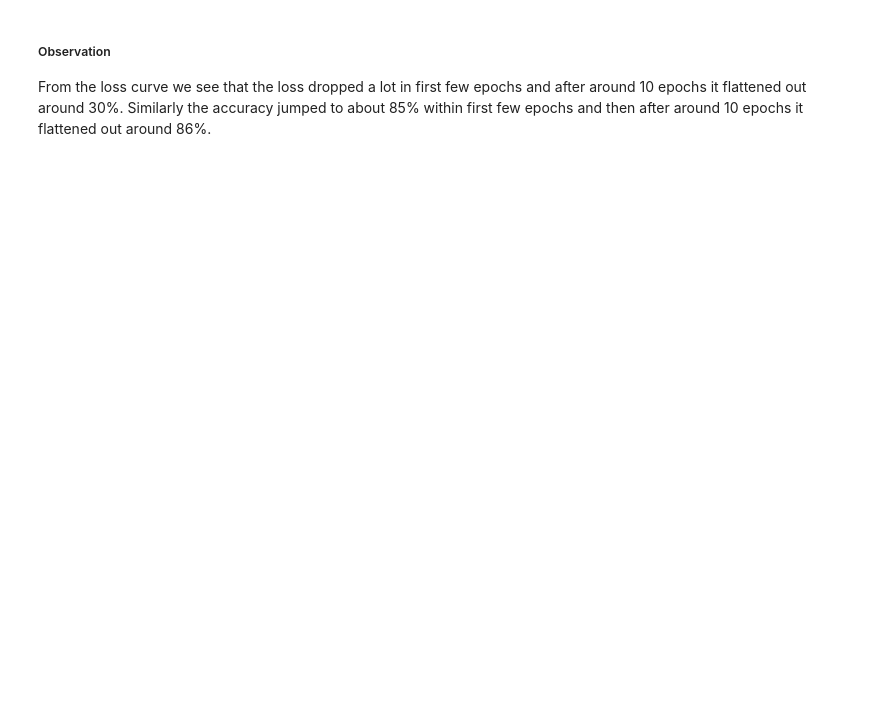
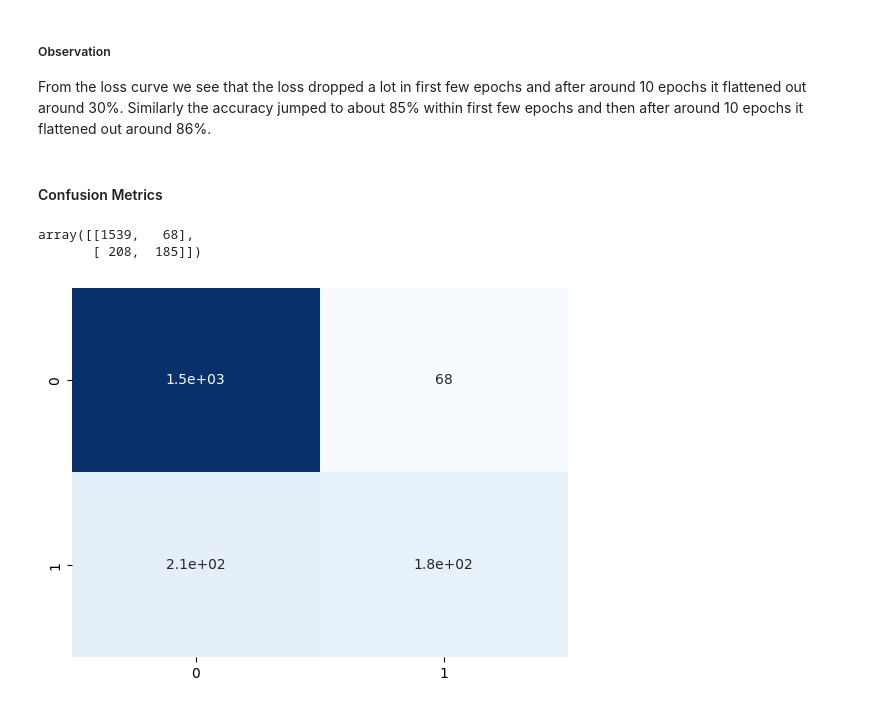
Before and after one commit to GoAshim/Artificial-Neural-Network-with-TensorFlow, a Jupyter notebook: 06_Binary_Classification_using_TensorFlow_Predict_Customer_Churn.ipynb, the cells around one changed output. Cells and saved outputs as stored; diff of their text form; code cells hidden in the pictures; blank space fills up the shorter version.

```diff
--- a/06_Binary_Classification_using_TensorFlow_Predict_Customer_Churn.ipynb
+++ b/06_Binary_Classification_using_TensorFlow_Predict_Customer_Churn.ipynb
@@ -358,0 +362,3 @@ hist2 = ann2.fit(X_train_mm, y_train, epochs=100, verbose=0)
+# %%
+# Make prediction on test data
+y_pred_prob = ann1.predict(X_test_sc)
@@ -358,0 +378,4 @@ hist2 = ann2.fit(X_train_mm, y_train, epochs=100, verbose=0)
+# %%
+# Convert the predicted probability into predicted number (0 or 1)
+y_pred = (y_pred_prob > 0.5)
+y_pred
@@ -402,3 +440,17 @@ plt.ylabel("Accuracy");
 # %% [markdown]
 ##### Observation
 From the loss curve we see that the loss dropped  a lot in first few epochs and after around 10 epochs it flattened out around 30%. Similarly the accuracy jumped to about 85% within first few epochs and then after around 10 epochs it flattened out around 86%.
+# %% [markdown]
+#### Confusion Metrics
+# %%
+# Calculate the confusion metrics
+cm = confusion_matrix(y_test, y_pred)
+cm
+# %% [output]
+array([[1539,   68],
+       [ 208,  185]])
+# %%
+# Plot confusion metrics as heatmap
+sns.heatmap(cm, annot=True, cbar=False, cmap='Blues');
+# %% [output]
+[figure, added]
```
Also changed, not shown: parts of 12 cells of this notebook.
